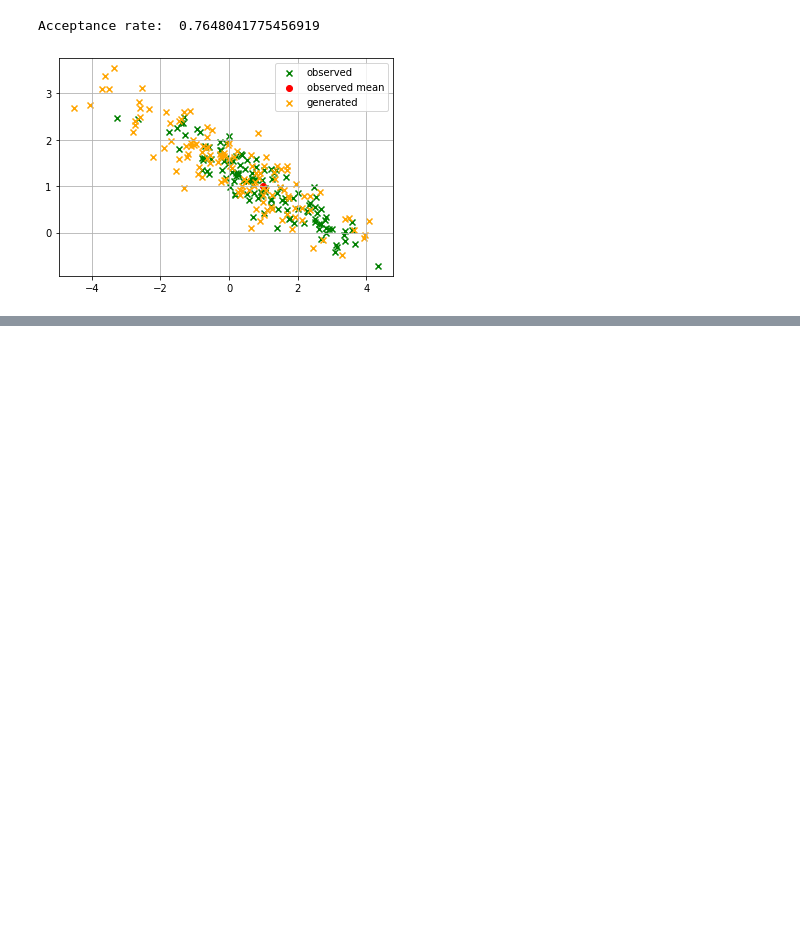
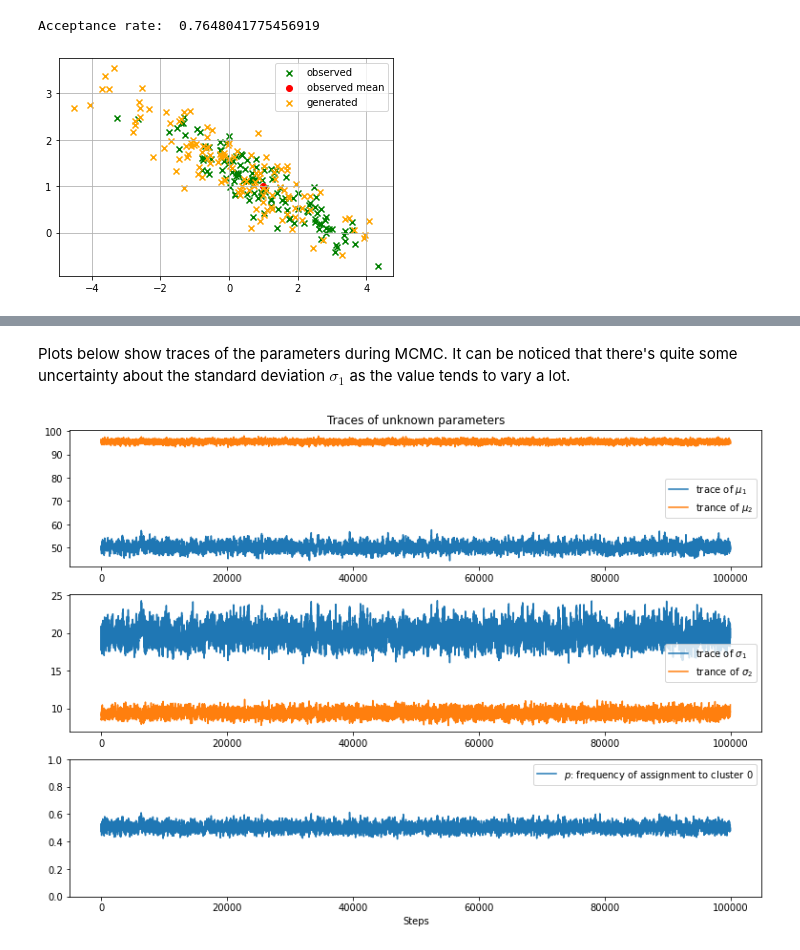
Before and after one commit to pbudzyns/generative-models, a Jupyter notebook: mcmc.ipynb, the cells around one changed output, grey strips where cells are left out. Drawn from its saved outputs; the diff is of its cells as text; code cells hidden in the pictures; blank space fills up the shorter version.

Commit message:
add example to MCMC

```diff
--- a/mcmc.ipynb
+++ b/mcmc.ipynb
@@ -273,0 +328,6 @@ Acceptance rate:  0.7648041775456919
+# %%
+with model:
+    # Run MCMC with Metropolis sampling.
+    step1 = pm.Metropolis(vars=[p, sigmas, mus])
+    step2 = pm.ElemwiseCategorical(vars=[assignment])
+    trace = pm.sample(25000, step=[step1, step2])
@@ -273,0 +345,26 @@ Acceptance rate:  0.7648041775456919
+# %% [markdown]
+Plots below show traces of the parameters during MCMC. It can be noticed that there's quite some uncertainty about the standard deviation $\sigma_1$ as the value tends to vary a lot.
+# %%
+# Source: https://www.github.com/CamDavidsonPilon/Probabilistic-Programming-and-Bayesian-Methods-for-Hackers/blob/master/Chapter3_MCMC/Ch3_IntroMCMC_PyMC3.ipynb
+mu_trace = trace["means"]
+std_trace = trace["sigmas"]
+p_trace = trace["p"]
+
+fig = plt.figure(figsize=(13, 9))
+
+plt.subplot(311)
+plt.plot(mu_trace, label=("trace of $\mu_1$", "trance of $\mu_2$"))
+plt.title("Traces of unknown parameters")
+plt.legend()
+
+plt.subplot(312)
+plt.plot(std_trace, label=("trace of $\sigma_1$", "trance of $\sigma_2$"))
+plt.legend()
+
+plt.subplot(313)
+plt.plot(p_trace, label="$p$: frequency of assignment to cluster 0")
+plt.xlabel("Steps")
+plt.ylim(0, 1)
+plt.legend();
+# %% [output]
+[figure, added]
```
Also changed, not shown: parts of 10 cells of this notebook, 1 other file.
